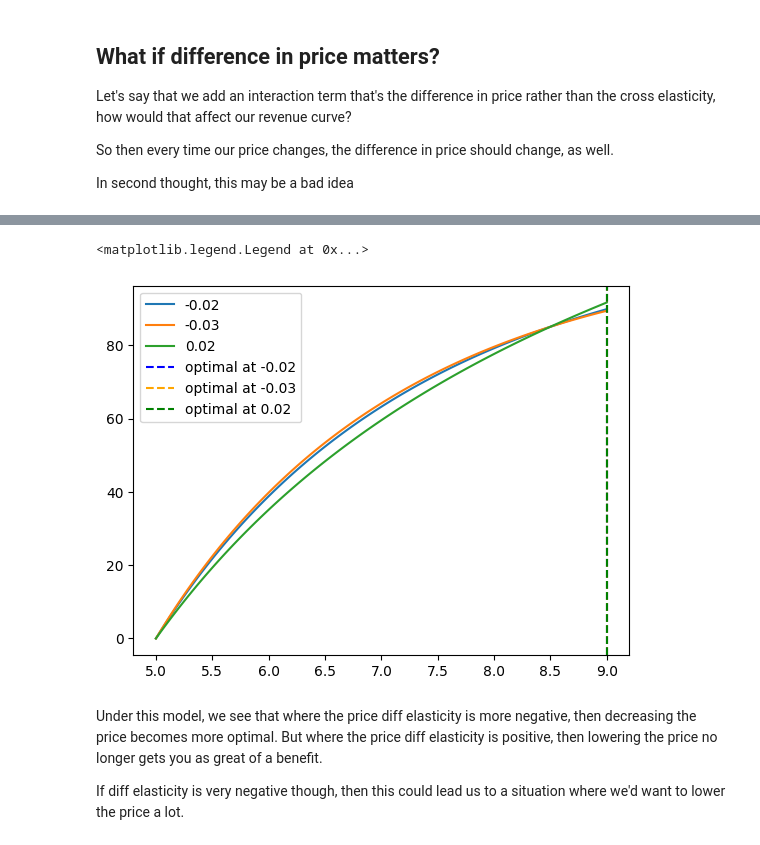
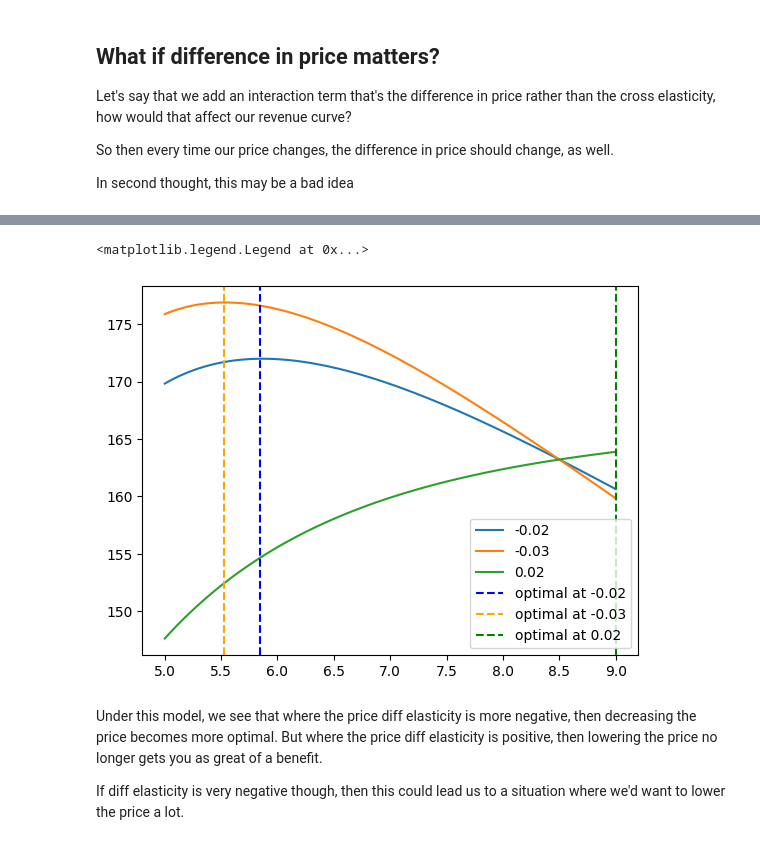
Before and after one commit to banditkings/learning-causal-impact, a Jupyter notebook: notebooks/ortools-mip.ipynb, the cells around one changed output, grey strips where cells are left out. Cells and saved outputs as stored; diff of their text form; code cells hidden in the pictures.

```diff
--- a/notebooks/ortools-mip.ipynb
+++ b/notebooks/ortools-mip.ipynb
@@ -97,10 +97,10 @@ import pandas as pd
 import matplotlib.pyplot as plt
 
 # Constants
-elasticity = -1.5
+elasticity = -1.4
 baseline_price = 10
 # baseline_price = 11.46
-cost = 4
+cost = 2
 baseline_sales = 20
 month_nums = range(12)
 
@@ -274,39 +327,39 @@ g
 # %% [output]
 [drawing not drawn]
 # %%
-def price_diff_revenue_fn(discount, baseline_price, elasticity, baseline_sales, diff_elasticity, comp_price):
-    """Calculate revenues with different discount and elasticity scenarios"""
+def price_diff_margin_fn(discount, baseline_price, elasticity, baseline_sales, diff_elasticity, comp_price, cost=2):
+    """Calculate margin with different discount and elasticity scenarios"""
     baseline_price_diff = baseline_price - comp_price
     price_diff_after_discount = (baseline_price * (1+discount)) - comp_price
     # Pct change in the price difference
     diff_change_pct = (price_diff_after_discount/baseline_price_diff) - 1
 
     chg1 = (elasticity * np.log(1+discount))
     chg2 = (diff_elasticity * price_diff_after_discount) # Watch out here, we can't take a log of a negative number
     demand = baseline_sales * np.exp(chg1 + chg2)
     return -demand * ((1 + discount) * baseline_price - cost)
 
 diff_elasticity = -0.02
 scenario_2 = -0.03
 scenario_3 = 0.02
 
 comp_price = 8.5
 
-xrev = -price_diff_revenue_fn(discount, baseline_price, elasticity, baseline_sales, diff_elasticity, comp_price)
-xrev2 = -price_diff_revenue_fn(discount, baseline_price, elasticity, baseline_sales, scenario_2, comp_price)
-xrev3 = -price_diff_revenue_fn(discount, baseline_price, elasticity, baseline_sales, scenario_3, comp_price)
+xrev = -price_diff_margin_fn(discount, baseline_price, elasticity, baseline_sales, diff_elasticity, comp_price, cost)
+xrev2 = -price_diff_margin_fn(discount, baseline_price, elasticity, baseline_sales, scenario_2, comp_price, cost)
+xrev3 = -price_diff_margin_fn(discount, baseline_price, elasticity, baseline_sales, scenario_3, comp_price, cost)
 
 plt.plot(prices, xrev, label='-0.02')
 plt.plot(prices, xrev2, label=f'{scenario_2}')
 plt.plot(prices, xrev3, label=f'{scenario_3}')
 plt.axvline(prices[np.argmax(xrev)], linestyle='dashed', color='blue', label='optimal at -0.02')
 plt.axvline(prices[np.argmax(xrev2)], linestyle='dashed', c='orange', label=f'optimal at {scenario_2}')
 plt.axvline(prices[np.argmax(xrev3)], linestyle='dashed', c='green', label=f'optimal at {scenario_3}')
 
 plt.legend()
 # %% [output]
 <matplotlib.legend.Legend at 0x...>
-[figure, old version]
+[figure, new version]
 # %% [markdown]
 Under this model, we see that where the price diff elasticity is more negative, then decreasing the price becomes more optimal. But where the price diff elasticity is positive, then lowering the price no longer gets you as great of a benefit.
 
```
Also changed, not shown: parts of 18 cells of this notebook, 2 other files.
